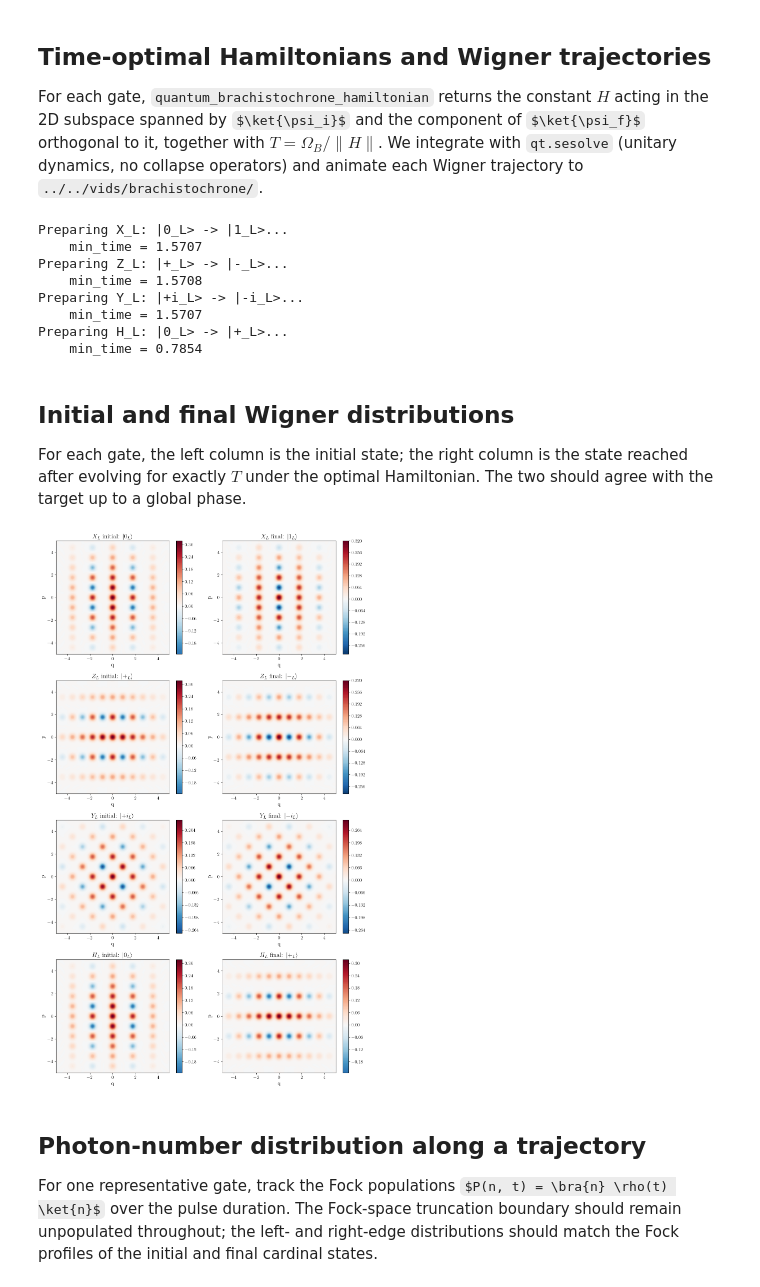
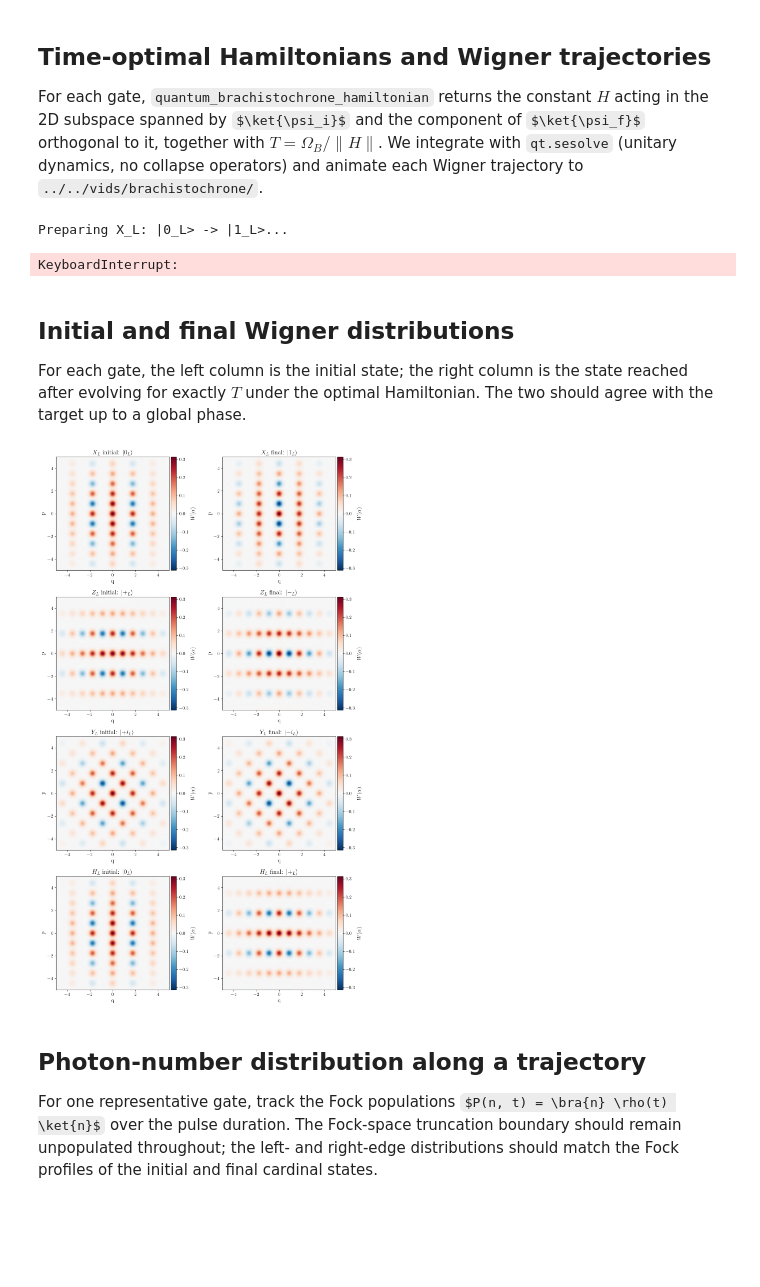
Before and after one commit to aidancurtis/gkp-optimal-control, a Jupyter notebook: notebooks/brachistochrone/brachistochrone_gkp_gates.ipynb, the cells around one changed output. Saved outputs shown, nothing was run; the diff lists cells and outputs as text; code cells hidden in the pictures; some formulas as TeX source; blank space fills up the shorter version.

```diff
--- a/notebooks/brachistochrone/brachistochrone_gkp_gates.ipynb
+++ b/notebooks/brachistochrone/brachistochrone_gkp_gates.ipynb
@@ -31,16 +35,16 @@ Square-lattice GKP code with lattice spacings $\alpha = \sqrt{\pi/2}$ and $\beta
 n_fock = 80
 gkp_delta = 0.3
 gkp_cutoff = 10
-gkp_alpha = np.sqrt(np.pi / 2)
-gkp_beta = np.sqrt(np.pi / 2) * 1j
+gkp_alpha = jnp.sqrt(jnp.pi / 2)
+gkp_beta = jnp.sqrt(jnp.pi / 2) * 1j
 
 energy_bound = 1.0
 
 gkp_0, gkp_1 = gkp_states(n_fock, gkp_alpha, gkp_beta, gkp_delta, gkp_cutoff)
-gkp_x_plus = (gkp_0 + gkp_1).unit()
-gkp_x_minus = (gkp_0 - gkp_1).unit()
-gkp_y_plus = (gkp_0 + 1j * gkp_1).unit()
-gkp_y_minus = (gkp_0 - 1j * gkp_1).unit()
+gkp_x_plus = (gkp_0 + gkp_1)/jnp.linalg.norm(gkp_0 + gkp_1)
+gkp_x_minus = (gkp_0 - gkp_1)/jnp.linalg.norm(gkp_0 - gkp_1)
+gkp_y_plus = (gkp_0 + 1j * gkp_1)/jnp.linalg.norm(gkp_0 + 1j * gkp_1)
+gkp_y_minus = (gkp_0 - 1j * gkp_1)/jnp.linalg.norm(gkp_0 - 1j * gkp_1)
 
 cardinals = {
     r"0_L": gkp_0,
@@ -97,15 +101,16 @@ for gate_name, (init_label, final_label) in gates.items():
     h_optimal, min_time = quantum_brachistochrone_hamiltonian(
         initial_state, final_state, energy_bound=energy_bound
     )
-    tlist = np.linspace(0.0, min_time, n_steps)
-    result = qt.sesolve(h_optimal, initial_state, tlist)
+    tlist = jnp.linspace(0.0, min_time, n_steps)
+    result = qt.sesolve(qt.Qobj(h_optimal), qt.Qobj(initial_state), tlist)
+    states = jnp.array([state.full() for state in result.states])
 
     optimal_hamiltonians[gate_name] = h_optimal
     min_times[gate_name] = min_time
-    trajectories[gate_name] = (tlist, result)
+    trajectories[gate_name] = (tlist, states)
 
     xvec, yvec, wigner_states = wigner_trajectory(
-        result, x_bound, y_bound, grid_points=grid_points
+        states, x_bound, y_bound, grid_points=grid_points
     )
     animate_wigner(
         wigner_states,
@@ -118,13 +123,7 @@ for gate_name, (init_label, final_label) in gates.items():
     print(f"    min_time = {min_time:.4f}")
 # %% [output]
 Preparing X_L: |0_L> -> |1_L>...
-    min_time = 1.5707
-Preparing Z_L: |+_L> -> |-_L>...
-    min_time = 1.5708
-Preparing Y_L: |+i_L> -> |-i_L>...
-    min_time = 1.5707
-Preparing H_L: |0_L> -> |+_L>...
-    min_time = 0.7854
+KeyboardInterrupt:
 # %% [markdown]
 ## Initial and final Wigner distributions
 
@@ -132,28 +131,29 @@ For each gate, the left column is the initial state; the right column is the sta
 # %%
 fig, axes = plt.subplots(len(gates), 2, figsize=(12, 5 * len(gates)))
 
 for row, (gate_name, (init_label, final_label)) in zip(axes, gates.items()):
-    _, result = trajectories[gate_name]
+    _, states = trajectories[gate_name]
     plot_wigner(
-        result.states[0],
+        states[0],
         x_bound=x_bound,
         y_bound=y_bound,
         ax=row[0],
         title=rf"${gate_name}$ initial: $\ket{{{init_label}}}$",
     )
     plot_wigner(
-        result.states[-1],
+        states[-1],
         x_bound=x_bound,
         y_bound=y_bound,
         ax=row[1],
         title=rf"${gate_name}$ final: $\ket{{{final_label}}}$",
     )
 
 fig.tight_layout()
+os.makedirs("../../figs/brachistochrone", exist_ok=True)
 fig.savefig("../../figs/brachistochrone/brachistochrone_gate_initial_and_final_wigners.pdf", bbox_inches="tight")
 plt.show()
 # %% [output]
-[figure, old version]
+[figure, new version]
 # %% [markdown]
 ## Photon-number distribution along a trajectory
 
```
Also changed, not shown: parts of 3 cells of this notebook, 1 other file.
